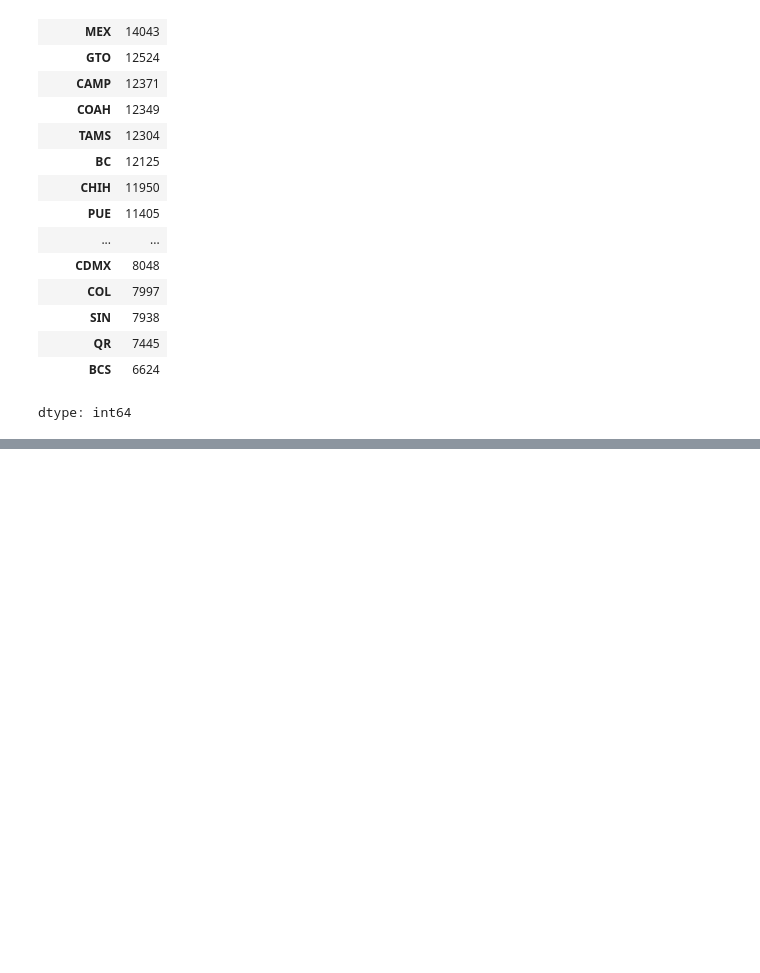
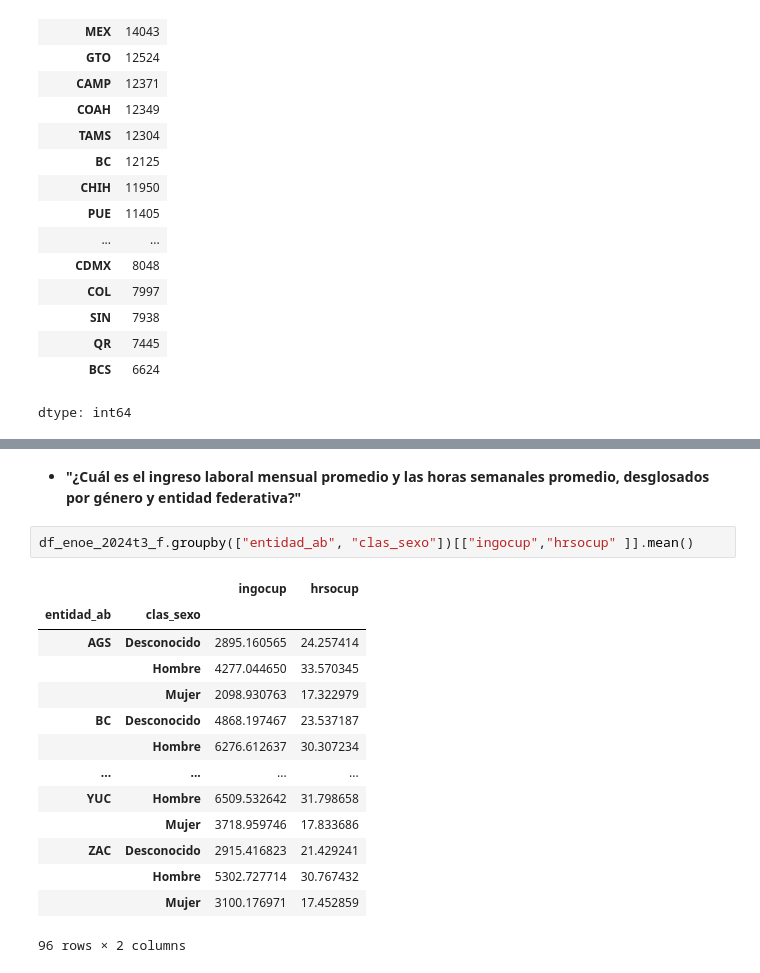
Before and after one commit to DiegoSReco/intro_python_para_economistas, a Jupyter notebook: script_python_5_Analisis_Datos_Pandas_2.ipynb, the cells around one changed output, grey strips where cells are left out. Drawn from its saved outputs; the diff is of its cells as text; blank space fills up the shorter version.

```diff
--- a/script_python_5_Analisis_Datos_Pandas_2.ipynb
+++ b/script_python_5_Analisis_Datos_Pandas_2.ipynb
@@ -1676,0 +1778,19 @@ dtype: int64
+# %% [markdown]
+- **"¿Cuál es el ingreso laboral mensual promedio y las horas semanales promedio, desglosados por género y entidad federativa?"**
+# %%
+df_enoe_2024t3_f.groupby(["entidad_ab", "clas_sexo"])[["ingocup","hrsocup" ]].mean()
+# %% [output]
+|  |  | ingocup | hrsocup |
+| entidad_ab | clas_sexo |  |  |
+| AGS | Desconocido | 2895.160565 | 24.257414 |
+|  | Hombre | 4277.044650 | 33.570345 |
+|  | Mujer | 2098.930763 | 17.322979 |
+| BC | Desconocido | 4868.197467 | 23.537187 |
+|  | Hombre | 6276.612637 | 30.307234 |
+| ... | ... | ... | ... |
+| YUC | Hombre | 6509.532642 | 31.798658 |
+|  | Mujer | 3718.959746 | 17.833686 |
+| ZAC | Desconocido | 2915.416823 | 21.429241 |
+|  | Hombre | 5302.727714 | 30.767432 |
+|  | Mujer | 3100.176971 | 17.452859 |
+96 rows × 2 columns
```
Also changed, not shown: parts of 7 cells of this notebook.
